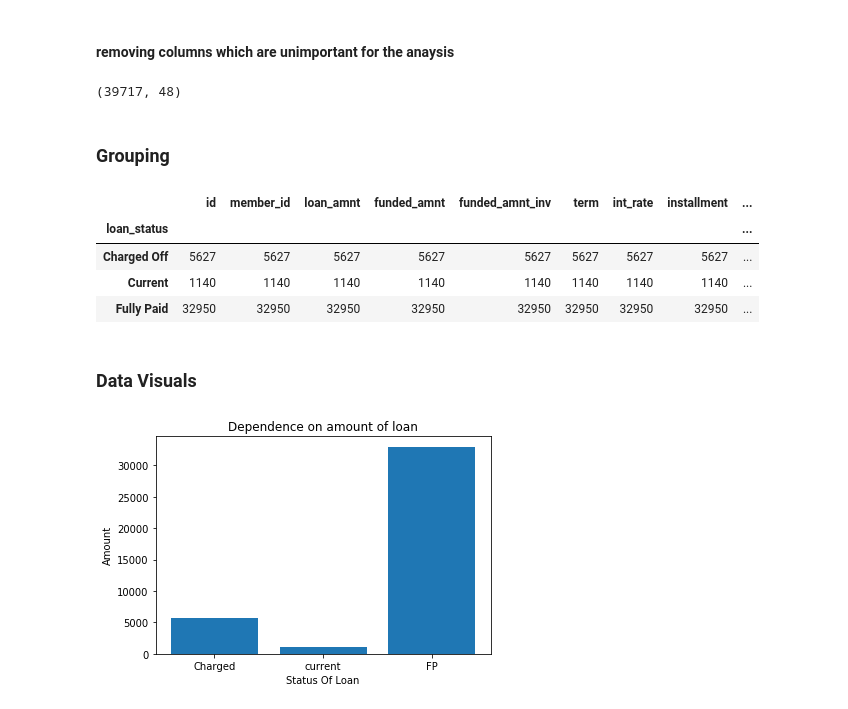
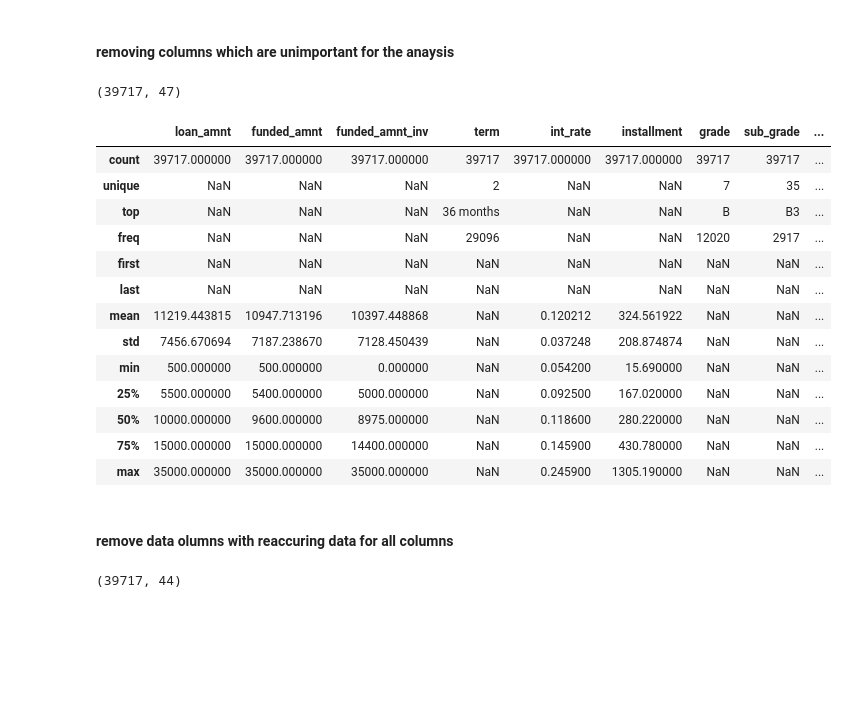
Before and after one commit to teejay1O1/Loan-Credit-Score-check, a Jupyter notebook: Untitled.ipynb, the cells around one changed output. Saved outputs shown, nothing was run; the diff lists cells and outputs as text; code cells hidden in the pictures; blank space fills up the shorter version.

```diff
--- a/Untitled.ipynb
+++ b/Untitled.ipynb
@@ -79,9 +78,7 @@ KeyError: "labels ['collections_12_mths_ex_med' 'acc_now_delinq' 'chargeoff_with
 # %% [markdown]
 #### removing columns which are unimportant for the anaysis
 # %%
-data.drop(columns=["member_id","url","addr_state","id"],inplace=True)
+data.drop(columns=["member_id","url","addr_state","id","zip_code"],inplace=True)
 data.shape
 # %% [output]
-(39717, 48)
+(39717, 47)
-# %% [markdown]
-### Grouping
@@ -90,20 +85,24 @@ grouped=newdata.groupby(["loan_status"])
-# %%
-newgrouped=grouped.count()
-newgrouped.head()
-# %% [output]
-|  | id | member_id | loan_amnt | funded_amnt | funded_amnt_inv | term | int_rate | installment | ... |
-| loan_status |  |  |  |  |  |  |  |  | ... |
-| Charged Off | 5627 | 5627 | 5627 | 5627 | 5627 | 5627 | 5627 | 5627 | ... |
-| Current | 1140 | 1140 | 1140 | 1140 | 1140 | 1140 | 1140 | 1140 | ... |
-| Fully Paid | 32950 | 32950 | 32950 | 32950 | 32950 | 32950 | 32950 | 32950 | ... |
-# %% [markdown]
-### Data Visuals
-# %%
-plt.bar([1,2,3],newgrouped['loan_amnt'])
-plt.ylabel("Amount")
-plt.xlabel("Status Of Loan")
-plt.title("Dependence on amount of loan")
-plt.xticks([1,2,3],["Charged","current","FP"])
-plt.show()
-# %% [output]
-[figure, removed]
+# %%
+data.describe(include="all")
+# %% [output]
+|  | loan_amnt | funded_amnt | funded_amnt_inv | term | int_rate | installment | grade | sub_grade | ... |
+| count | 39717.000000 | 39717.000000 | 39717.000000 | 39717 | 39717.000000 | 39717.000000 | 39717 | 39717 | ... |
+| unique | NaN | NaN | NaN | 2 | NaN | NaN | 7 | 35 | ... |
+| top | NaN | NaN | NaN | 36 months | NaN | NaN | B | B3 | ... |
+| freq | NaN | NaN | NaN | 29096 | NaN | NaN | 12020 | 2917 | ... |
+| first | NaN | NaN | NaN | NaN | NaN | NaN | NaN | NaN | ... |
+| last | NaN | NaN | NaN | NaN | NaN | NaN | NaN | NaN | ... |
+| mean | 11219.443815 | 10947.713196 | 10397.448868 | NaN | 0.120212 | 324.561922 | NaN | NaN | ... |
+| std | 7456.670694 | 7187.238670 | 7128.450439 | NaN | 0.037248 | 208.874874 | NaN | NaN | ... |
+| min | 500.000000 | 500.000000 | 0.000000 | NaN | 0.054200 | 15.690000 | NaN | NaN | ... |
+| 25% | 5500.000000 | 5400.000000 | 5000.000000 | NaN | 0.092500 | 167.020000 | NaN | NaN | ... |
+| 50% | 10000.000000 | 9600.000000 | 8975.000000 | NaN | 0.118600 | 280.220000 | NaN | NaN | ... |
+| 75% | 15000.000000 | 15000.000000 | 14400.000000 | NaN | 0.145900 | 430.780000 | NaN | NaN | ... |
+| max | 35000.000000 | 35000.000000 | 35000.000000 | NaN | 0.245900 | 1305.190000 | NaN | NaN | ... |
+# %% [markdown]
+#### remove data olumns with reaccuring data for all columns
+# %%
+data.drop(columns=["pymnt_plan","initial_list_status","application_type"],inplace=True)
+data.shape
+# %% [output]
+(39717, 44)
```
Also changed, not shown: parts of 5 cells of this notebook.
